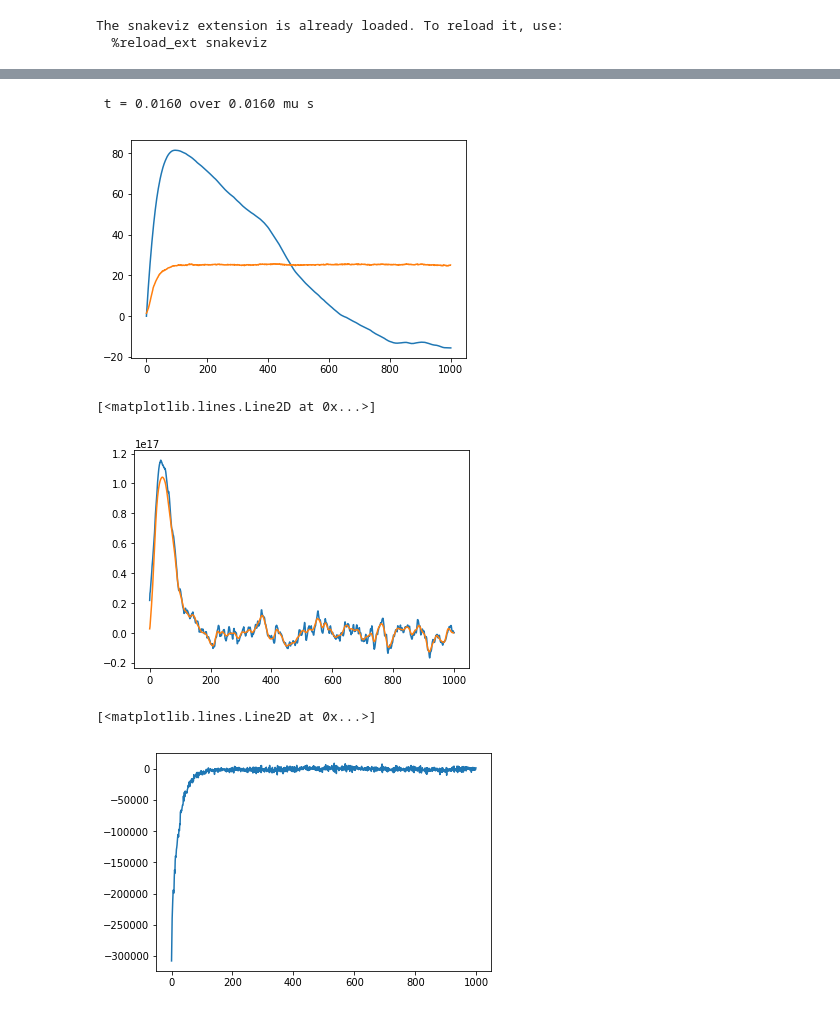
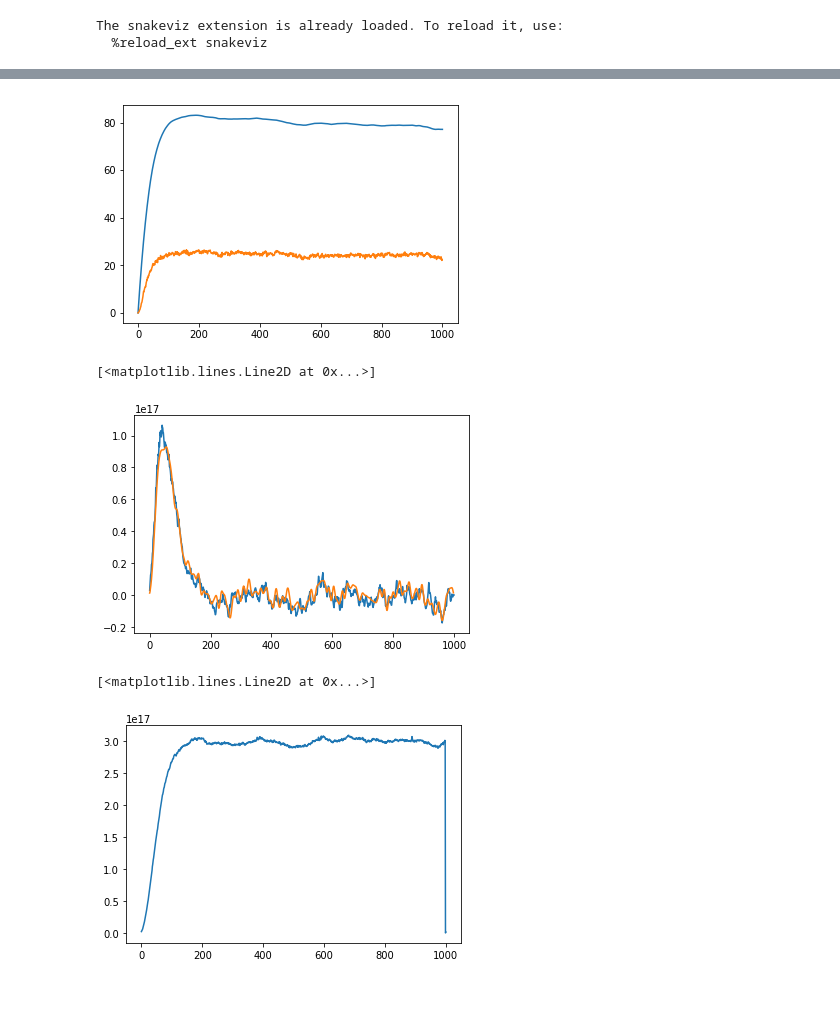
Before and after one commit to antoinetavant/1D_PIC, a Jupyter notebook: Main.ipynb, the cells around one changed output, grey strips where cells are left out. Drawn from its saved outputs; the diff is of its cells as text; code cells hidden in the pictures.

```diff
--- a/Main.ipynb
+++ b/Main.ipynb
@@ -68,12 +63,0 @@ mesh step dX = 10.00 mu m, LDe = 74.34
-# %%
-#%%snakeviz
-
-Nt = 200
-
-for nt in np.arange(Nt):
-    if nt%10 == 0 : print("\r t = {:2.4f} over {:2.4f} mu s".format(nt*pla.dT*1e6,Nt*pla.dT*1e6),end="")
-    pla.pusher()
-    pla.boundary()
-    pla.compute_rho()
-    pla.solve_poisson()
-    #print(len(pla.ele.x),len(pla.ion.x))
@@ -114,52 +151,19 @@ plt.legend()
-# %%
-ne = pla.ne.copy()
-phi = pla.phi.copy()
-Te,ve = np.zeros((2,Nx))
-Nt = 4000
-Do_diags = False
-for nt in np.arange(Nt):
-    if nt%10 == 0 : print("\r t = {:2.4f} over {:2.4f} mu s".format(nt*pla.dT*1e6,Nt*pla.dT*1e6),end="")
-    pla.pusher()
-    pla.boundary()
-    pla.compute_rho()
-    pla.solve_poisson()
-
-    if Do_diags:
-        parts = pla.ele
-        for i in np.arange(Nx):
-            V = parts.V[(parts.x > pla.x_j[i]) & (parts.x < pla.x_j[i]+pla.dx),0]
-            if len(V) > 0:
-                ve[i] += np.mean(V)
-                Te[i] += np.std(V)**2*me/q
-            else:
-                ve[i] += 0
-                Te[i] += 0
-
-        ne += pla.ne.copy()
-        phi += pla.phi.copy()
-
-ne /= (Nt + 1)
-phi /= (Nt + 1)
-Te /= Nt
-ve /= Nt
-# %% [output]
- t = 0.0160 over 0.0160 mu s
 # %%
 nT = smooth((ne[:-1]*Te)[:-1])
-plt.plot(pla.phi)
+plt.plot(phi)
 plt.plot(Te)
 plt.show()
 plt.plot(ne*np.gradient(phi))
 plt.plot(np.gradient(nT))
 # %% [output]
-[figure, old version]
+[figure, new version]
 [<matplotlib.lines.Line2D at 0x...>]
-[figure, old version]
+[figure, new version]
 # %%
-plt.plot(ve)
+plt.plot(ne)
 # %% [output]
 [<matplotlib.lines.Line2D at 0x...>]
-[figure, old version]
+[figure, new version]
 # %%
 parts = pla.ele
 Nc = 20
```
Also changed, not shown: parts of 18 cells of this notebook, 5 other files.
